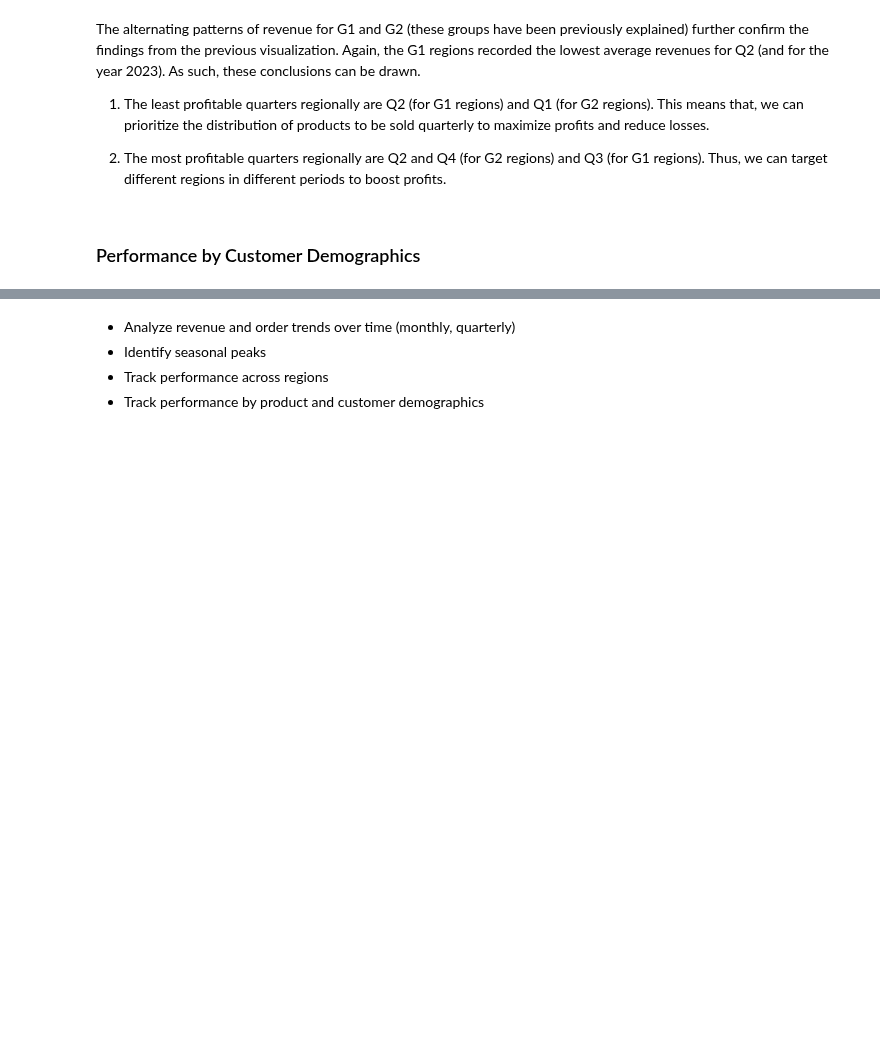
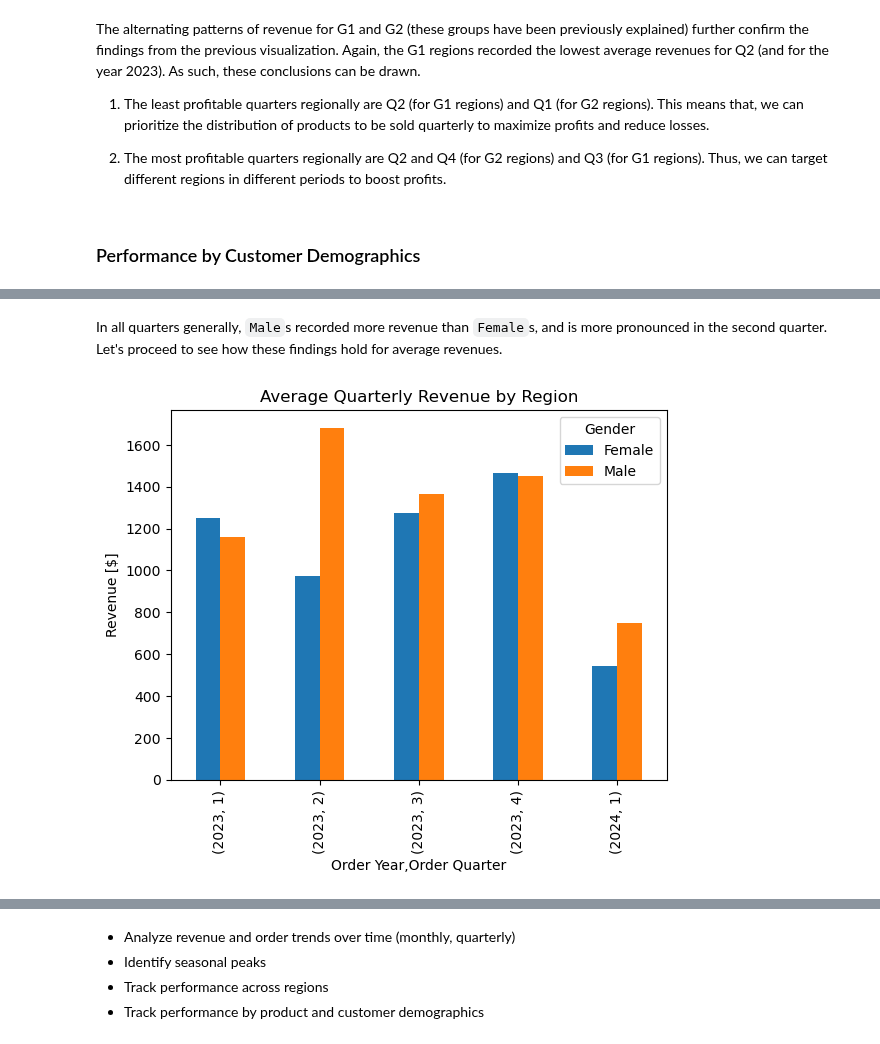
Before and after one commit to Mohammed-Hanan-Othman/ecommerce-sales-analysis, a Jupyter notebook: notebooks/2.sales_trends.ipynb, the cells around one changed output, grey strips where cells are left out. Saved outputs shown, nothing was run; the diff lists cells and outputs as text; code cells hidden in the pictures; blank space fills up the shorter version.

```diff
--- a/notebooks/2.sales_trends.ipynb
+++ b/notebooks/2.sales_trends.ipynb
@@ -180,0 +195,13 @@ The alternating patterns of revenue for G1 and G2 (these groups have been previo
+# %% [markdown]
+In all quarters generally, `Male`s recorded more revenue than `Female`s, and is more pronounced in the second quarter. Let's proceed to see how these findings hold for average revenues.
+# %%
+# Plot Average Quarterly Revenue by Gender
+(df_copy.groupby(by=["Order Year", "Order Quarter", "Gender"])["Total Price Calc"].mean()
+    .unstack()
+    .plot(kind="bar")
+)
+plt.ylabel("Revenue [$]")
+plt.title("Average Quarterly Revenue by Region")
+plt.show();
+# %% [output]
+[figure, added]
```
Also changed, not shown: parts of 11 cells of this notebook.
